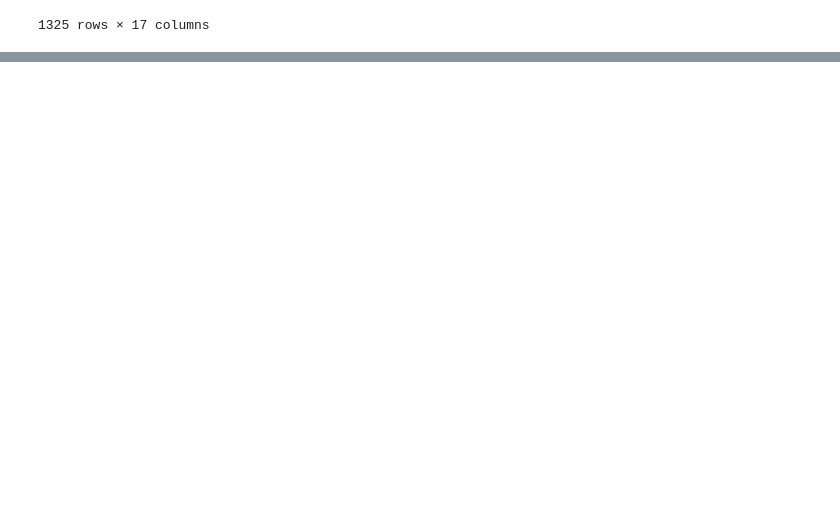
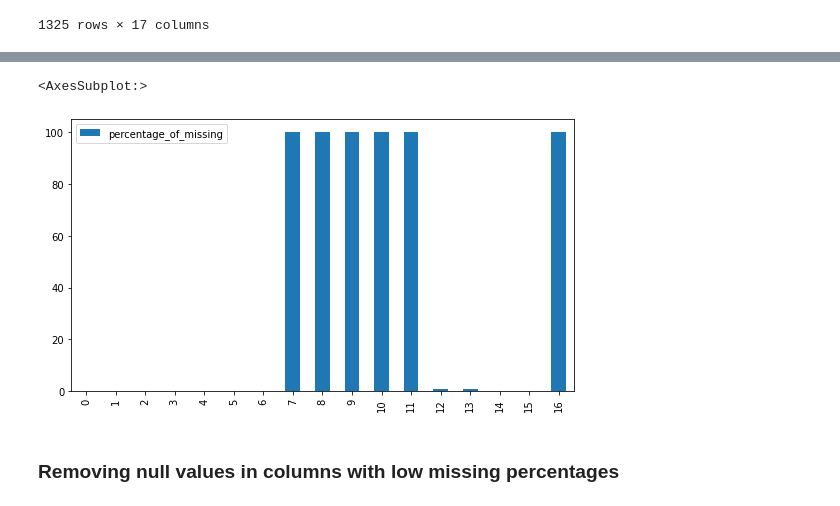
Before and after one commit to JuliusAndreas/DataMining, a Jupyter notebook: Phase 1/Preprocessing.ipynb, the cells around one changed output, grey strips where cells are left out. Cells and saved outputs as stored; diff of their text form; code cells hidden in the pictures; blank space fills up the shorter version.

Commit message:
Data cleaning implemented

```diff
--- a/Phase 1/Preprocessing.ipynb
+++ b/Phase 1/Preprocessing.ipynb
@@ -15,8 +15,8 @@ data_folder = data_folder + '0\\data\\Newcastle.csv'
 # %% [markdown]
 ### Reading CSV file
 # %%
-data = pd.read_csv(data_folder)
-data
+df = pd.read_csv(data_folder)
+df
 # %% [output]
 |  | University | Abbreviation | Department | Course title | Unit | Professor | Objective | Prerequisite | ... |
 | 0 | University of Newcastle | NU | Architecture, Planning and Landscape | Planning Contexts | 20 | Dr Alexander Wilson | This module introduces the hybrid... | NaN | ... |
@@ -31,3 +31,7 @@ data
 | 1323 | University of Newcastle | NU | Natural and Environmental Sciences | Marine Practical Skills II | 20 | Dr Guenther Uher | To build on the fundamental labor... | NaN | ... |
 | 1324 | University of Newcastle | NU | Natural and Environmental Sciences | Deep-Sea and Polar Biology | 20 | Dr Benjamin Wigham | To appreciate the diverse range o... | NaN | ... |
 1325 rows × 17 columns
+# %%
+for i in range(0,len(df['Unit'])):
+    if(df['Unit'][i]=='5 C'):
+        df['Unit'][i] = 0
@@ -33,0 +43,2 @@ data
+# %%
+df['Unit'] = df['Unit'].astype('int')
@@ -33,0 +60,15 @@ data
+# %%
+cols_list = list()
+percentage_list = list()
+for col in df.columns:
+    missing_percentage = np.mean(df[col].isnull()) * 100
+    cols_list.append(col)
+    percentage_list.append(missing_percentage)
+col_percentage = dict()
+temp_percentage = percentage_list.copy()
+for key in cols_list:
+    for value in temp_percentage:
+        col_percentage[key] = value
+        temp_percentage.remove(value)
+        break
+col_percentage
@@ -33,0 +93,11 @@ data
+# %%
+missing_percentage_DataFrame = pd.DataFrame()
+missing_percentage_DataFrame['col'] = cols_list
+missing_percentage_DataFrame['percentage_of_missing'] = percentage_list
+
+missing_percentage_DataFrame.plot(kind='bar',figsize=(9, 5))
+# %% [output]
+<AxesSubplot:>
+[figure, added]
+# %% [markdown]
+### Removing null values in columns with low missing percentages
```
Also changed, not shown: parts of 9 cells of this notebook, 1 other file.
